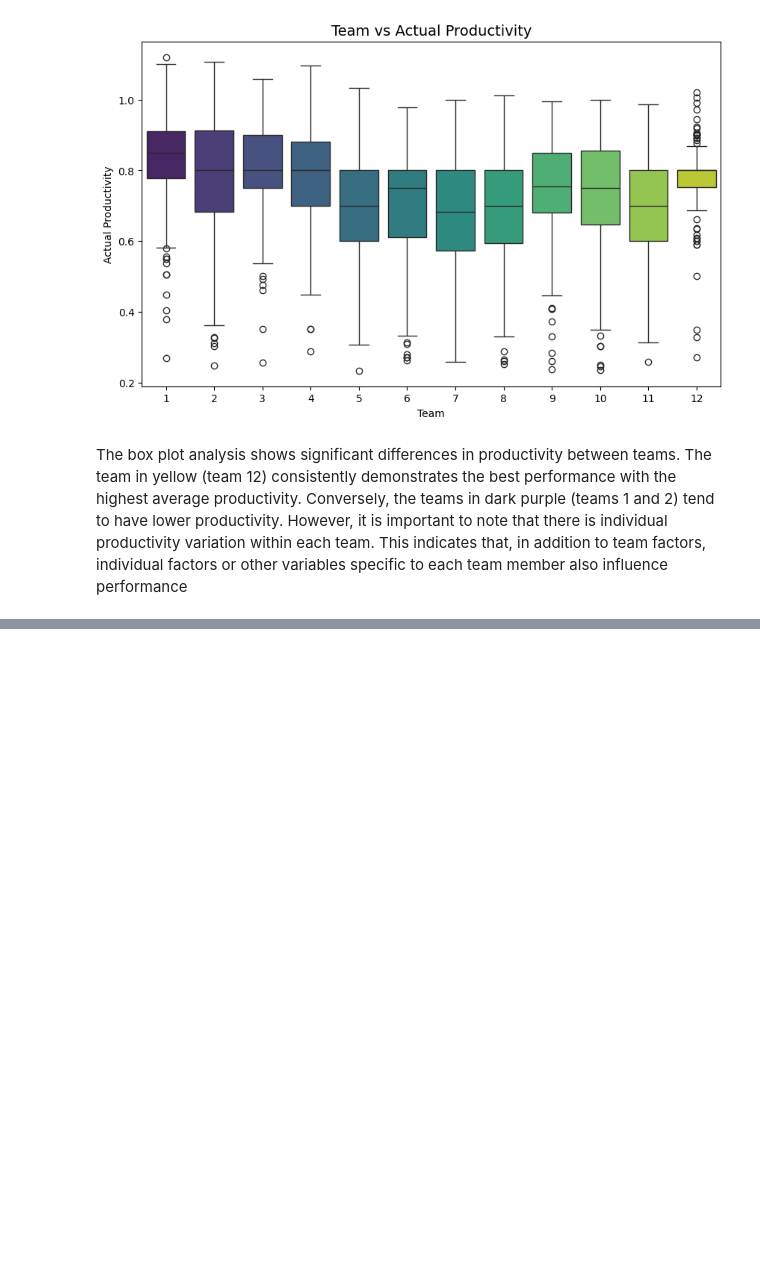
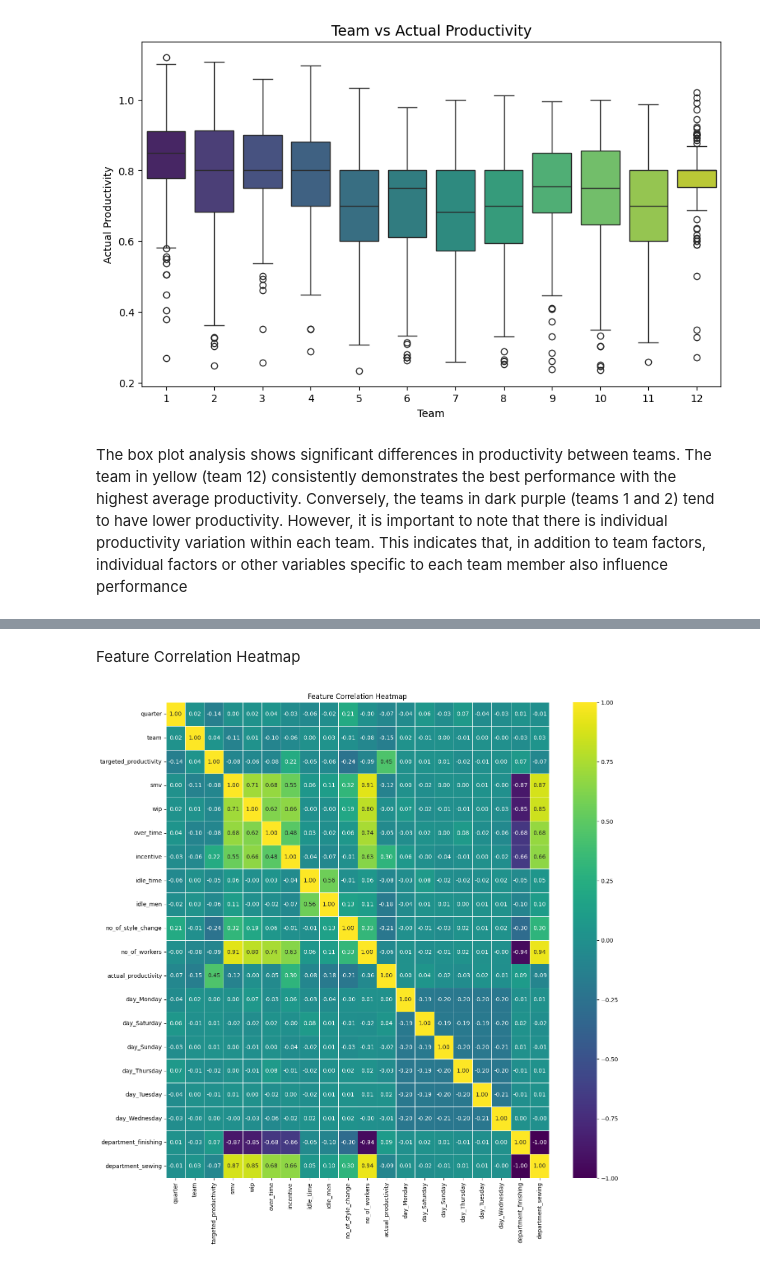
Before and after one commit to bagassarendra/GarmentWorkerProductivity-CapstoneProject, a Jupyter notebook: CapstoneProject.ipynb, the cells around one changed output, grey strips where cells are left out. Drawn from its saved outputs; the diff is of its cells as text; code cells hidden in the pictures; blank space fills up the shorter version.

Commit message:
Data Preprocessing, Include Encoding, Feature Engineering, Scaling, etc.

```diff
--- a/CapstoneProject.ipynb
+++ b/CapstoneProject.ipynb
@@ -440,0 +459,2 @@ The box plot analysis shows significant differences in productivity between team
+# %%
+data = dataset.drop(['date'], axis=1)
@@ -440,0 +479,16 @@ The box plot analysis shows significant differences in productivity between team
+# %%
+le = LabelEncoder()
+data['quarter'] = le.fit_transform(data['quarter'])
+
+ohe = OneHotEncoder(handle_unknown='ignore', sparse_output=False)
+day_encoded = ohe.fit_transform(data[['day']])
+day_df = pd.DataFrame(day_encoded, columns=ohe.get_feature_names_out(['day']))
+data = pd.concat([data, day_df], axis=1)
+
+department_encoded = ohe.fit_transform(data[['department']])
+department_df = pd.DataFrame(department_encoded, columns=ohe.get_feature_names_out(['department']))
+data = pd.concat([data, department_df], axis=1)
+
+data = data.drop(['day', 'department'], axis=1)
+
+print(data.head())
@@ -440,0 +541,12 @@ The box plot analysis shows significant differences in productivity between team
+# %%
+numerical_columns = ['targeted_productivity', 'smv', 'wip', 'over_time',
+                     'incentive', 'idle_time', 'idle_men', 'no_of_style_change',
+                     'no_of_workers', 'actual_productivity', 'quarter', 'team']
+
+scaler_minmax = MinMaxScaler()
+scaler_standard = StandardScaler()
+
+data[numerical_columns] = scaler_minmax.fit_transform(data[numerical_columns])
+
+print("Data after scaling (MinMax or Standard):")
+print(data[numerical_columns].head())
@@ -440,0 +587,11 @@ The box plot analysis shows significant differences in productivity between team
+# %% [markdown]
+Feature Correlation Heatmap
+# %%
+correlation_matrix = data.corr()
+
+plt.figure(figsize=(15, 15))
+sns.heatmap(correlation_matrix, annot=True, cmap='viridis', fmt=".2f", linewidths=.5)
+plt.title("Feature Correlation Heatmap")
+plt.show()
+# %% [output]
+[figure, added]
```
Also changed, not shown: parts of 25 cells of this notebook.
